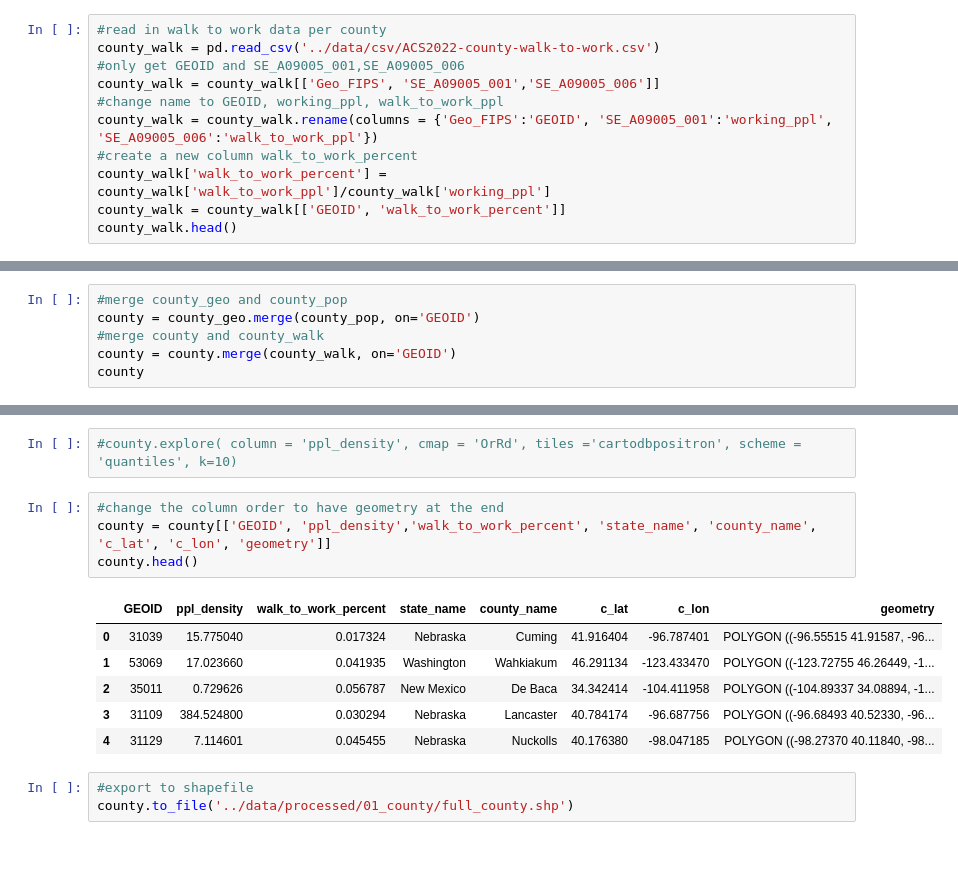
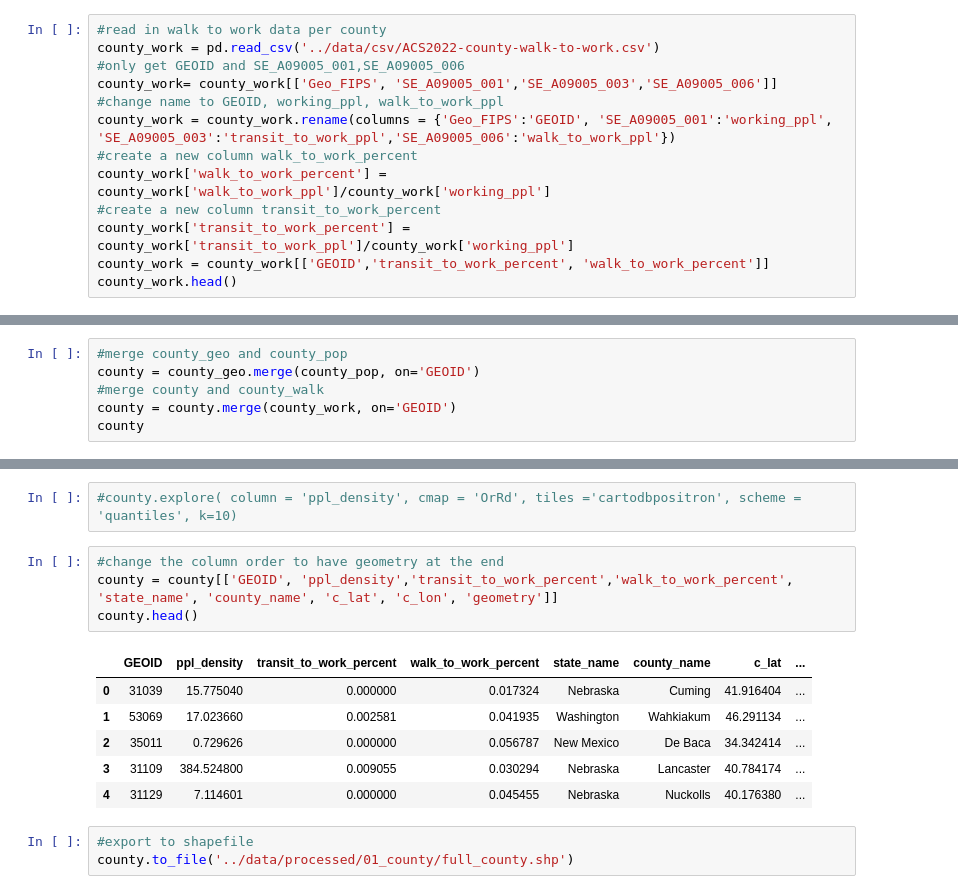
Before and after one commit to makeabilitylab/altgeoviz, a Jupyter notebook: notebooks/population_density_data.ipynb, the cells around one changed output, grey strips where cells are left out. Cells and saved outputs as stored; diff of their text form; blank space fills up the shorter version.

```diff
--- a/notebooks/population_density_data.ipynb
+++ b/notebooks/population_density_data.ipynb
@@ -214,13 +216,15 @@ county_pop
 3222 rows × 2 columns
 # %%
 #read in walk to work data per county
-county_walk = pd.read_csv('../data/csv/ACS2022-county-walk-to-work.csv')
+county_work = pd.read_csv('../data/csv/ACS2022-county-walk-to-work.csv')
 #only get GEOID and SE_A09005_001,SE_A09005_006
-county_walk = county_walk[['Geo_FIPS', 'SE_A09005_001','SE_A09005_006']]
+county_work= county_work[['Geo_FIPS', 'SE_A09005_001','SE_A09005_003','SE_A09005_006']]
 #change name to GEOID, working_ppl, walk_to_work_ppl
-county_walk = county_walk.rename(columns = {'Geo_FIPS':'GEOID', 'SE_A09005_001':'working_ppl', 'SE_A09005_006':'walk_to_work_ppl'})
+county_work = county_work.rename(columns = {'Geo_FIPS':'GEOID', 'SE_A09005_001':'working_ppl', 'SE_A09005_003':'transit_to_work_ppl','SE_A09005_006':'walk_to_work_ppl'})
 #create a new column walk_to_work_percent
-county_walk['walk_to_work_percent'] = county_walk['walk_to_work_ppl']/county_walk['working_ppl']
-county_walk = county_walk[['GEOID', 'walk_to_work_percent']]
-county_walk.head()
+county_work['walk_to_work_percent'] = county_work['walk_to_work_ppl']/county_work['working_ppl']
+#create a new column transit_to_work_percent
+county_work['transit_to_work_percent'] = county_work['transit_to_work_ppl']/county_work['working_ppl']
+county_work = county_work[['GEOID','transit_to_work_percent', 'walk_to_work_percent']]
+county_work.head()
 # %% [output]
@@ -234,6 +238,6 @@ county_walk.head()
 #merge county_geo and county_pop
 county = county_geo.merge(county_pop, on='GEOID')
 #merge county and county_walk
-county = county.merge(county_walk, on='GEOID')
+county = county.merge(county_work, on='GEOID')
 county
 # %% [output]
@@ -282,15 +301,15 @@ county.head()
 #county.explore( column = 'ppl_density', cmap = 'OrRd', tiles ='cartodbpositron', scheme = 'quantiles', k=10)
 # %%
 #change the column order to have geometry at the end
-county = county[['GEOID', 'ppl_density','walk_to_work_percent', 'state_name', 'county_name', 'c_lat', 'c_lon', 'geometry']]
+county = county[['GEOID', 'ppl_density','transit_to_work_percent','walk_to_work_percent', 'state_name', 'county_name', 'c_lat', 'c_lon', 'geometry']]
 county.head()
 # %% [output]
-|  | GEOID | ppl_density | walk_to_work_percent | state_name | county_name | c_lat | c_lon | geometry |
-| 0 | 31039 | 15.775040 | 0.017324 | Nebraska | Cuming | 41.916404 | -96.787401 | POLYGON ((-96.55515 41.91587, -96... |
-| 1 | 53069 | 17.023660 | 0.041935 | Washington | Wahkiakum | 46.291134 | -123.433470 | POLYGON ((-123.72755 46.26449, -1... |
-| 2 | 35011 | 0.729626 | 0.056787 | New Mexico | De Baca | 34.342414 | -104.411958 | POLYGON ((-104.89337 34.08894, -1... |
-| 3 | 31109 | 384.524800 | 0.030294 | Nebraska | Lancaster | 40.784174 | -96.687756 | POLYGON ((-96.68493 40.52330, -96... |
-| 4 | 31129 | 7.114601 | 0.045455 | Nebraska | Nuckolls | 40.176380 | -98.047185 | POLYGON ((-98.27370 40.11840, -98... |
+|  | GEOID | ppl_density | transit_to_work_percent | walk_to_work_percent | state_name | county_name | c_lat | ... |
+| 0 | 31039 | 15.775040 | 0.000000 | 0.017324 | Nebraska | Cuming | 41.916404 | ... |
+| 1 | 53069 | 17.023660 | 0.002581 | 0.041935 | Washington | Wahkiakum | 46.291134 | ... |
+| 2 | 35011 | 0.729626 | 0.000000 | 0.056787 | New Mexico | De Baca | 34.342414 | ... |
+| 3 | 31109 | 384.524800 | 0.009055 | 0.030294 | Nebraska | Lancaster | 40.784174 | ... |
+| 4 | 31129 | 7.114601 | 0.000000 | 0.045455 | Nebraska | Nuckolls | 40.176380 | ... |
 # %%
 #export to shapefile
 county.to_file('../data/processed/01_county/full_county.shp')
```
Also changed, not shown: parts of 15 cells of this notebook, 4 other files.
